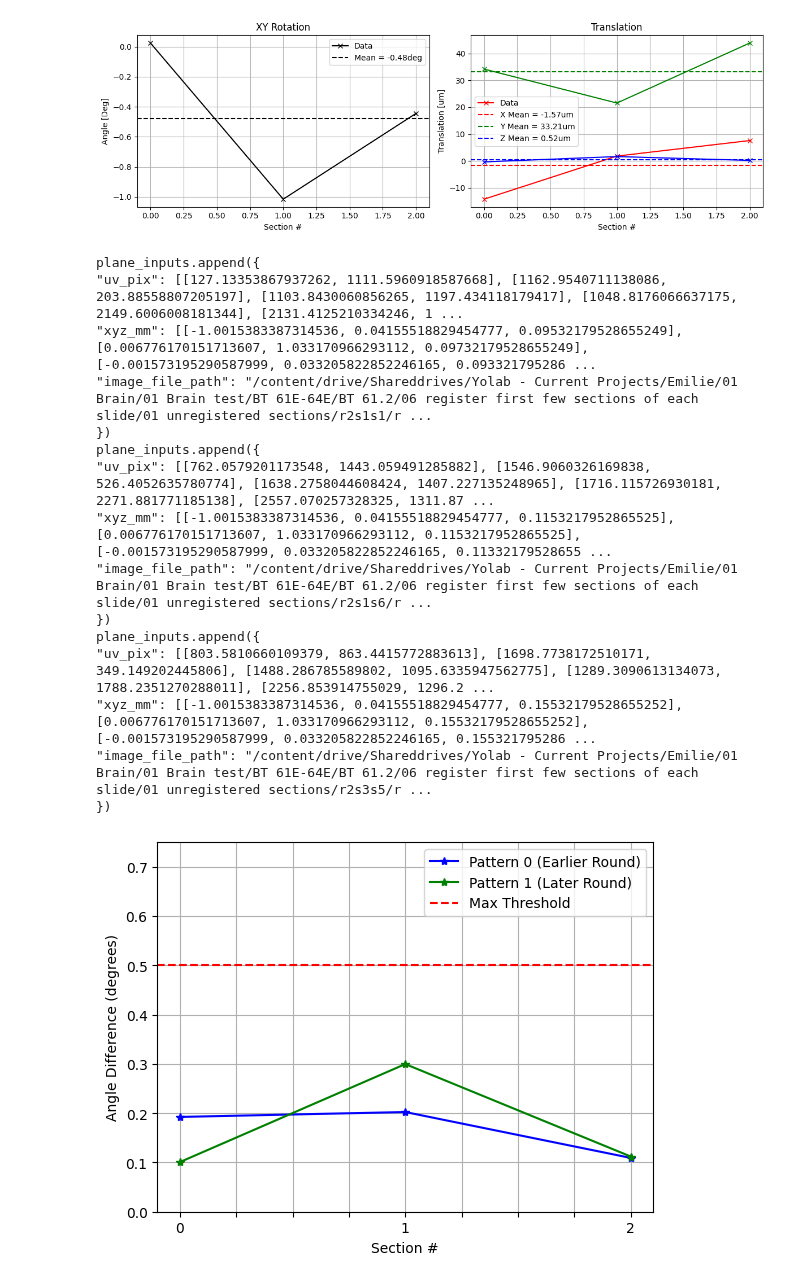
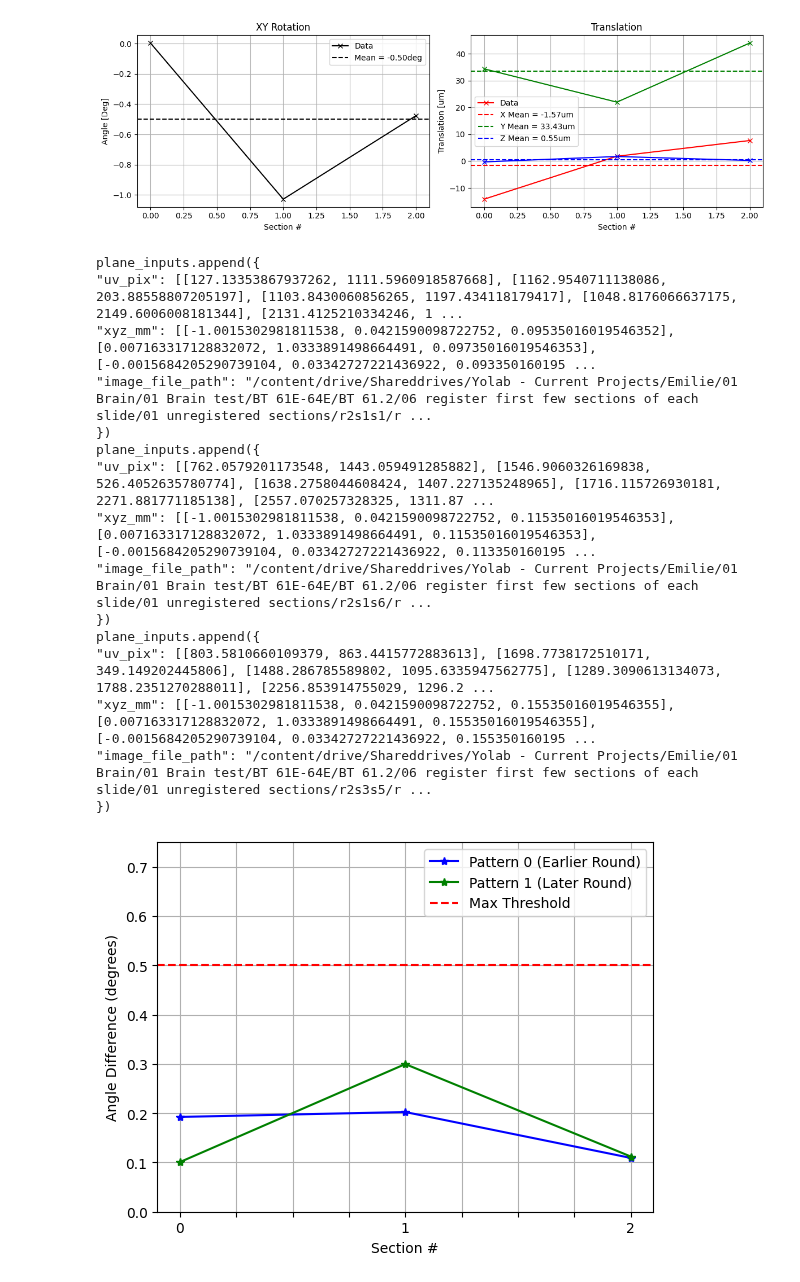
Before and after one commit to WinetraubLab/coregister-xy, a Jupyter notebook: register_two_rounds.ipynb, the cells around one changed output. Cells and saved outputs as stored; diff of their text form; code cells hidden in the pictures.

Commit message:
Switch to FitPlaneElastic

```diff
--- a/register_two_rounds.ipynb
+++ b/register_two_rounds.ipynb
@@ -44,17 +38,20 @@ r0_plane_inputs = []
 r0_plane_inputs.append({
 "uv_pix": [[194.0328626499378, 191.55314990120206], [70.9606241014886, 2121.038192106942], [2187.29457593229, 247.99624968526848], [2054.6665774926614, 2300.8774535581515]],
 "xyz_mm": [[-1.0, 1.0, 0.088], [-1.0, -1.0, 0.092], [1.0, 1.0, 0.096], [1.0, -1.0, 0.116]],
-"image_file_path": "/content/drive/Shareddrives/Yolab - Current Projects/Emilie/01 Brain/01 Brain test/BT 61E-64E/BT 61.2/06 register first few sections of each slide/01 unregistered sections/r2s1s1/r1/r2s1s1.tif"
+"image_file_path": "/content/drive/Shareddrives/Yolab - Current Projects/Emilie/01 Brain/01 Brain test/BT 61E-64E/BT 61.2/06 register first few sections of each slide/01 unregistered sections/r2s1s1/r1/r2s1s1.tif",
+"smoothing": 0.5
 })
 r0_plane_inputs.append({
 "uv_pix": [[679.7659791081334, 660.7844022533963], [835.0989011682567, 2358.620829837322], [2446.6217623819143, 426.7022152883098], [2615.319941359092, 2197.827049217012]],
 "xyz_mm": [[-1.0, 1.0, 0.106], [-1.0, -1.0, 0.114], [1.0, 1.0, 0.114], [1.0, -1.0, 0.134]],
-"image_file_path": "/content/drive/Shareddrives/Yolab - Current Projects/Emilie/01 Brain/01 Brain test/BT 61E-64E/BT 61.2/06 register first few sections of each slide/01 unregistered sections/r2s1s6/r1/r2s1s6.tif"
+"image_file_path": "/content/drive/Shareddrives/Yolab - Current Projects/Emilie/01 Brain/01 Brain test/BT 61E-64E/BT 61.2/06 register first few sections of each slide/01 unregistered sections/r2s1s6/r1/r2s1s6.tif",
+"smoothing": 0.5
 })
 r0_plane_inputs.append({
 "uv_pix": [[947.0302070659834, 196.50732550916166], [573.9591006255137, 1606.4700132288397], [2448.750466486962, 568.7994967191835], [2001.2831629611005, 2063.607559798886]],
 "xyz_mm": [[-1.0, 1.0, 0.15], [-1.0, -1.0, 0.152], [1.0, 1.0, 0.156], [1.0, -1.0, 0.174]],
-"image_file_path": "/content/drive/Shareddrives/Yolab - Current Projects/Emilie/01 Brain/01 Brain test/BT 61E-64E/BT 61.2/06 register first few sections of each slide/01 unregistered sections/r2s3s5/r1/r2s3s5.tif"
+"image_file_path": "/content/drive/Shareddrives/Yolab - Current Projects/Emilie/01 Brain/01 Brain test/BT 61E-64E/BT 61.2/06 register first few sections of each slide/01 unregistered sections/r2s3s5/r1/r2s3s5.tif",
+"smoothing": 0.5
 })
 
 # New round, where photobleach coordinate system is unknown
@@ -62,17 +59,20 @@ r1_plane_inputs = []
 r1_plane_inputs.append({
 "uv_pix": [[127.13353867937262, 1111.5960918587668], [1162.9540711138086, 203.88558807205197], [1103.8430060856265, 1197.434118179417], [1048.8176066637175, 2149.6006008181344], [2131.4125210334246, 1239.7997285306672]],
 "xyz_mm": [[-1.0, 0.0, 0.0948], [0.0, 1.0, 0.0968], [0.0, 0.0, 0.0928], [0.0, -1.0, 0.1028], [1.0, 0.0, 0.1028]],
-"image_file_path": "/content/drive/Shareddrives/Yolab - Current Projects/Emilie/01 Brain/01 Brain test/BT 61E-64E/BT 61.2/06 register first few sections of each slide/01 unregistered sections/r2s1s1/r1/r2s1s1.tif"
+"image_file_path": "/content/drive/Shareddrives/Yolab - Current Projects/Emilie/01 Brain/01 Brain test/BT 61E-64E/BT 61.2/06 register first few sections of each slide/01 unregistered sections/r2s1s1/r1/r2s1s1.tif",
+"smoothing": 0.5
 })
 r1_plane_inputs.append({
 "uv_pix": [[762.0579201173548, 1443.059491285882], [1546.9060326169838, 526.4052635780774], [1638.2758044608424, 1407.227135248965], [1716.115726930181, 2271.881771185138], [2557.070257328325, 1311.8770963478933]],
 "xyz_mm": [[-1.0, 0.0, 0.1148], [0.0, 1.0, 0.1148], [0.0, 0.0, 0.1128], [0.0, -1.0, 0.1148], [1.0, 0.0, 0.1188]],
-"image_file_path": "/content/drive/Shareddrives/Yolab - Current Projects/Emilie/01 Brain/01 Brain test/BT 61E-64E/BT 61.2/06 register first few sections of each slide/01 unregistered sections/r2s1s6/r1/r2s1s6.tif"
+"image_file_path": "/content/drive/Shareddrives/Yolab - Current Projects/Emilie/01 Brain/01 Brain test/BT 61E-64E/BT 61.2/06 register first few sections of each slide/01 unregistered sections/r2s1s6/r1/r2s1s6.tif",
+"smoothing": 0.5
 })
 r1_plane_inputs.append({
 "uv_pix": [[803.5810660109379, 863.4415772883613], [1698.7738172510171, 349.149202445806], [1488.286785589802, 1095.6335947562775], [1289.3090613134073, 1788.2351270288011], [2256.853914755029, 1296.217345132574]],
 "xyz_mm": [[-1.0, 0.0, 0.15480000000000002], [0.0, 1.0, 0.15480000000000002], [0.0, 0.0, 0.15480000000000002], [0.0, -1.0, 0.15880000000000002], [1.0, 0.0, 0.1648]],
-"image_file_path": "/content/drive/Shareddrives/Yolab - Current Projects/Emilie/01 Brain/01 Brain test/BT 61E-64E/BT 61.2/06 register first few sections of each slide/01 unregistered sections/r2s3s5/r1/r2s3s5.tif"
+"image_file_path": "/content/drive/Shareddrives/Yolab - Current Projects/Emilie/01 Brain/01 Brain test/BT 61E-64E/BT 61.2/06 register first few sections of each slide/01 unregistered sections/r2s3s5/r1/r2s3s5.tif",
+"smoothing": 0.5
 })
 # %%
 # @title Auxiliry functions for this notebook
@@ -80,8 +80,8 @@ r1_plane_inputs.append({
 # The allowed transformations are xyz translation and rotation in xy plane
 def fit_points(points1_movable, points2_fixed):
     # Ensure both point sets are numpy arrays
-    points1 = np.array(points1_movable)
-    points2 = np.array(points2_fixed)
+    points1 = np.array(points1_movable).squeeze()
+    points2 = np.array(points2_fixed).squeeze()
 
     # 2D rotation and translation
     points1_2d = points1[:,:2]
@@ -119,7 +119,7 @@ translations_mm = []
 
 for r0_plane_input, r1_plane_input in zip(r0_plane_inputs, r1_plane_inputs):
   # Fit plane using the known coordinate system (r0)
-  fp0 = FitPlane.from_template_centers(r0_plane_input['uv_pix'],r0_plane_input['xyz_mm'])
+  fp0 = FitPlaneElastic.from_points(r0_plane_input['uv_pix'],r0_plane_input['xyz_mm'], smoothing=r0_plane_input['smoothing'], consistency_check=False)
 
   # Find the physical position of r1 from uv according to r0
   xyz_01_mm =[]
@@ -144,34 +144,34 @@ fig, ax = plt.subplots(1, 2, figsize=(12, 4))
 # First subplot
 ax[0].plot(rotation_angles_rad*180/np.pi, 'k-x', label='Data')
 ax[0].axhline(y=rotation_angles_rad_mean*180/np.pi, color='k', linestyle='--',
               label=f'Mean = {rotation_angles_rad_mean*180/np.pi:.2f}deg')
 ax[0].set_title('XY Rotation')
 ax[0].set_xlabel('Section #')
 ax[0].set_ylabel('Angle [Deg]')
 ax[0].legend()
 ax[0].grid(True)
 
 # Second subplot
 ax[1].plot(translations_mm[:,0]*1e3, 'r-x', label='Data')
 ax[1].plot(translations_mm[:,1]*1e3, 'g-x')
 ax[1].plot(translations_mm[:,2]*1e3, 'b-x')
 ax[1].axhline(y=translations_mm_mean[0]*1e3, color='r', linestyle='--',
               label=f'X Mean = {translations_mm_mean[0]*1e3:.2f}um')
 ax[1].axhline(y=translations_mm_mean[1]*1e3, color='g', linestyle='--',
               label=f'Y Mean = {translations_mm_mean[1]*1e3:.2f}um')
 ax[1].axhline(y=translations_mm_mean[2]*1e3, color='b', linestyle='--',
               label=f'Z Mean = {translations_mm_mean[2]*1e3:.2f}um')
 ax[1].set_title('Translation')
 ax[1].set_xlabel('Section #')
 ax[1].set_ylabel('Translation [um]')
 ax[1].legend()
 ax[1].grid(True)
 
 # Adjust layout and show
 plt.tight_layout()
 plt.show()
 # %% [output]
-[figure, old version]
+[figure, new version]
 # %%
 # @title Adjust XYZ
 
@@ -194,17 +194,17 @@ for plane_input in r1_plane_inputs_adjusted:
 # %% [output]
 plane_inputs.append({
 "uv_pix": [[127.13353867937262, 1111.5960918587668], [1162.9540711138086, 203.88558807205197], [1103.8430060856265, 1197.434118179417], [1048.8176066637175, 2149.6006008181344], [2131.4125210334246, 1 ...
-"xyz_mm": [[-1.0015383387314536, 0.04155518829454777, 0.09532179528655249], [0.006776170151713607, 1.033170966293112, 0.09732179528655249], [-0.001573195290587999, 0.033205822852246165, 0.093321795286 ...
+"xyz_mm": [[-1.0015302981811538, 0.0421590098722752, 0.09535016019546352], [0.007163317128832072, 1.0333891498664491, 0.09735016019546353], [-0.0015684205290739104, 0.03342727221436922, 0.093350160195 ...
 "image_file_path": "/content/drive/Shareddrives/Yolab - Current Projects/Emilie/01 Brain/01 Brain test/BT 61E-64E/BT 61.2/06 register first few sections of each slide/01 unregistered sections/r2s1s1/r ...
 })
 plane_inputs.append({
 "uv_pix": [[762.0579201173548, 1443.059491285882], [1546.9060326169838, 526.4052635780774], [1638.2758044608424, 1407.227135248965], [1716.115726930181, 2271.881771185138], [2557.070257328325, 1311.87 ...
-"xyz_mm": [[-1.0015383387314536, 0.04155518829454777, 0.1153217952865525], [0.006776170151713607, 1.033170966293112, 0.1153217952865525], [-0.001573195290587999, 0.033205822852246165, 0.11332179528655 ...
+"xyz_mm": [[-1.0015302981811538, 0.0421590098722752, 0.11535016019546353], [0.007163317128832072, 1.0333891498664491, 0.11535016019546353], [-0.0015684205290739104, 0.03342727221436922, 0.113350160195 ...
 "image_file_path": "/content/drive/Shareddrives/Yolab - Current Projects/Emilie/01 Brain/01 Brain test/BT 61E-64E/BT 61.2/06 register first few sections of each slide/01 unregistered sections/r2s1s6/r ...
 })
 plane_inputs.append({
 "uv_pix": [[803.5810660109379, 863.4415772883613], [1698.7738172510171, 349.149202445806], [1488.286785589802, 1095.6335947562775], [1289.3090613134073, 1788.2351270288011], [2256.853914755029, 1296.2 ...
-"xyz_mm": [[-1.0015383387314536, 0.04155518829454777, 0.15532179528655252], [0.006776170151713607, 1.033170966293112, 0.15532179528655252], [-0.001573195290587999, 0.033205822852246165, 0.155321795286 ...
+"xyz_mm": [[-1.0015302981811538, 0.0421590098722752, 0.15535016019546355], [0.007163317128832072, 1.0333891498664491, 0.15535016019546355], [-0.0015684205290739104, 0.03342727221436922, 0.155350160195 ...
 "image_file_path": "/content/drive/Shareddrives/Yolab - Current Projects/Emilie/01 Brain/01 Brain test/BT 61E-64E/BT 61.2/06 register first few sections of each slide/01 unregistered sections/r2s3s5/r ...
 })
 # %%
```
Also changed, not shown: parts of 1 cell of this notebook.
